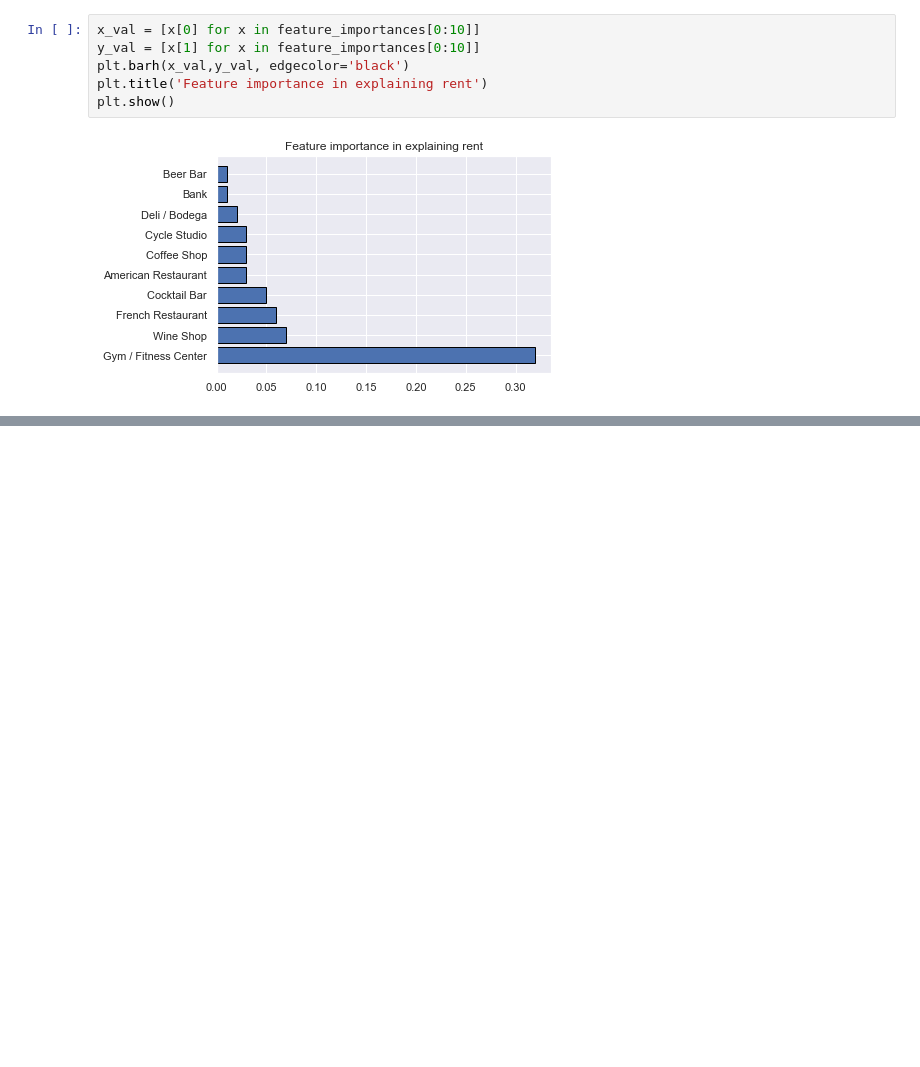
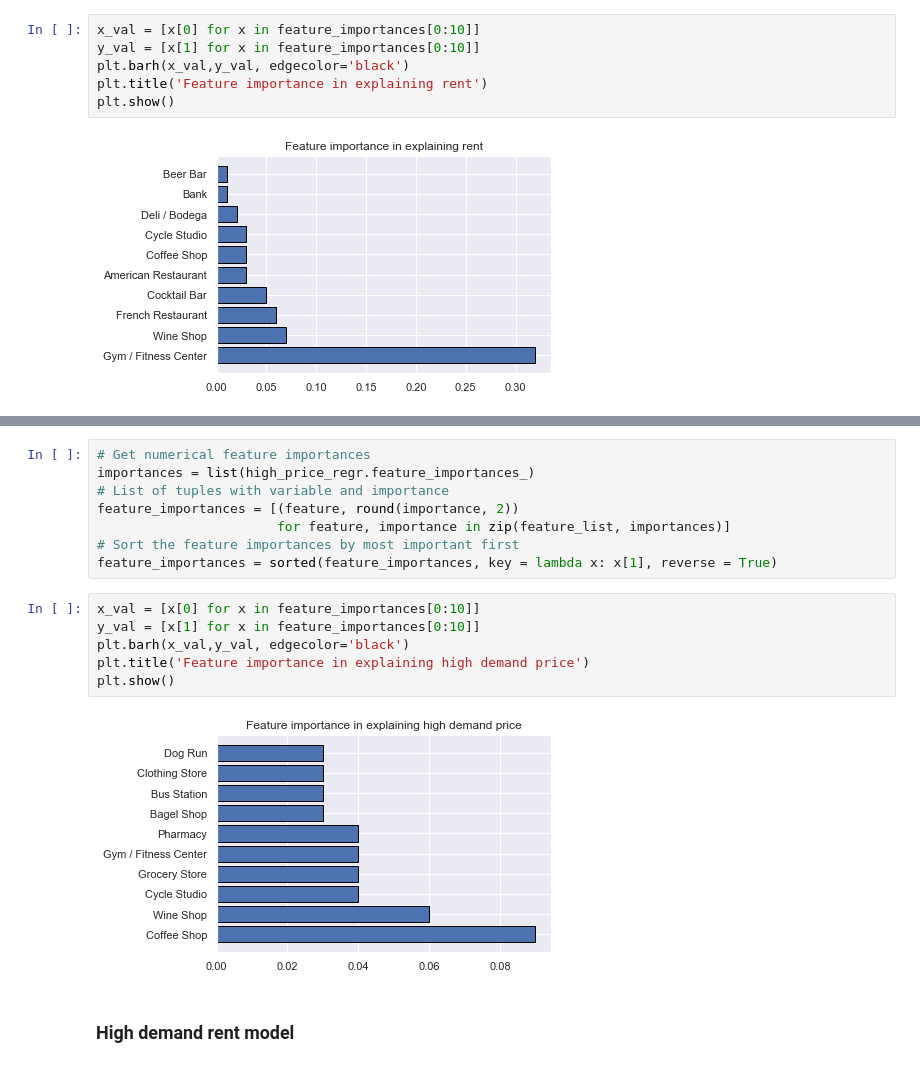
Before and after one commit to allaccountstaken/predicting_urban_home_values, a Jupyter notebook: Predicting Home Values Using Venues.ipynb, the cells around one changed output, grey strips where cells are left out. Cells and saved outputs as stored; diff of their text form; blank space fills up the shorter version.

```diff
--- a/Predicting Home Values Using Venues.ipynb
+++ b/Predicting Home Values Using Venues.ipynb
@@ -741,0 +743,18 @@ plt.show()
+# %%
+# Get numerical feature importances
+importances = list(high_price_regr.feature_importances_)
+# List of tuples with variable and importance
+feature_importances = [(feature, round(importance, 2))
+                       for feature, importance in zip(feature_list, importances)]
+# Sort the feature importances by most important first
+feature_importances = sorted(feature_importances, key = lambda x: x[1], reverse = True)
+# %%
+x_val = [x[0] for x in feature_importances[0:10]]
+y_val = [x[1] for x in feature_importances[0:10]]
+plt.barh(x_val,y_val, edgecolor='black')
+plt.title('Feature importance in explaining high demand price')
+plt.show()
+# %% [output]
+[figure, added]
+# %% [markdown]
+### High demand rent model
```
Also changed, not shown: parts of 26 cells of this notebook, 4 other files.
